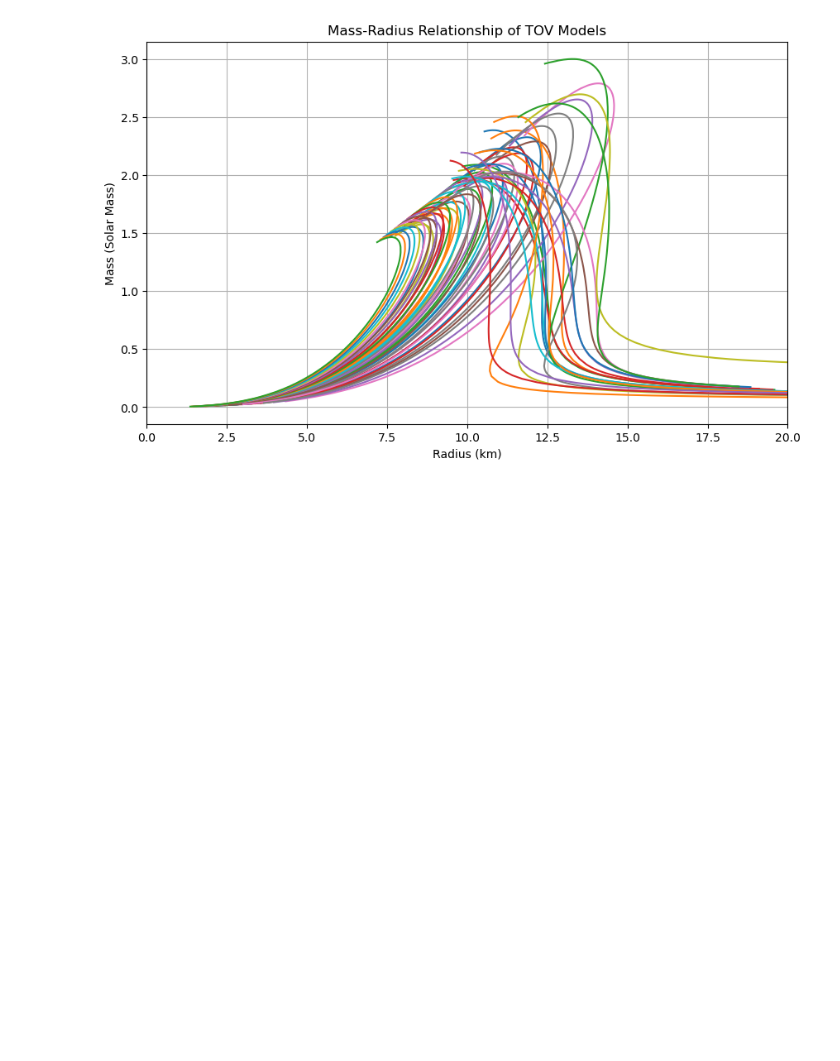
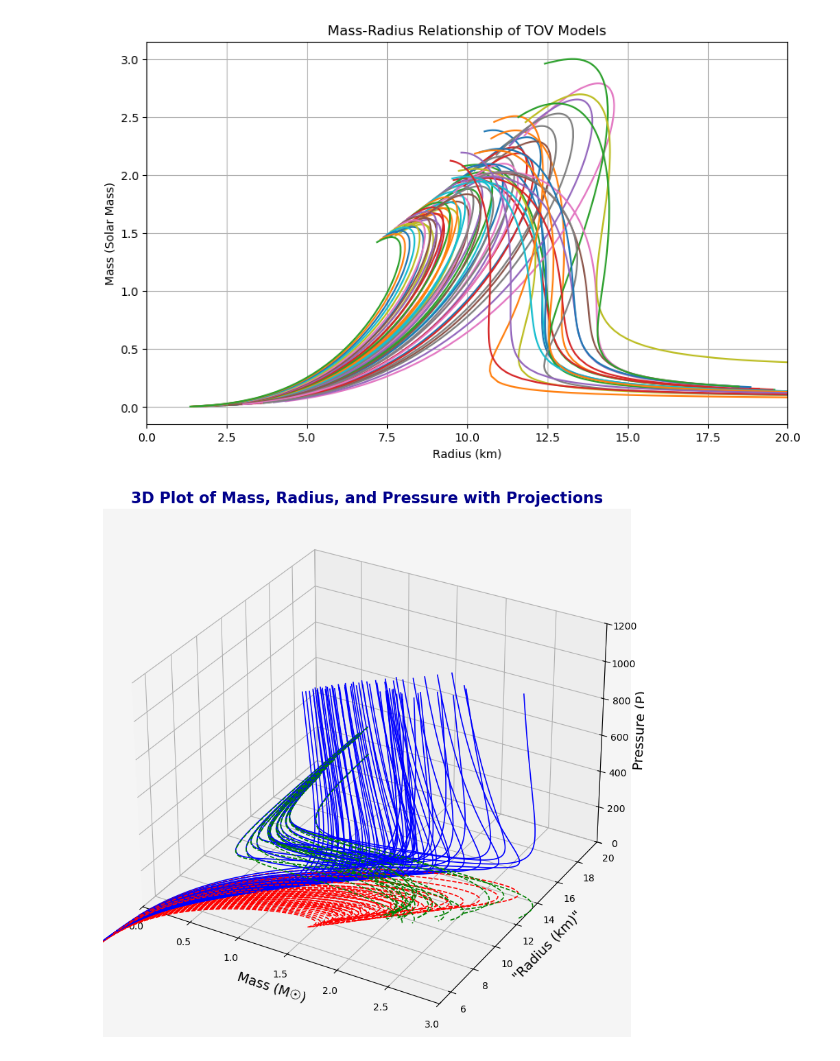
Before and after one commit to giorgoskoufetidis/TOV_EQUATIONS, a Jupyter notebook: Machine Learning/m_r_plot.ipynb, the cells around one changed output. Cells and saved outputs as stored; diff of their text form; code cells hidden in the pictures; blank space fills up the shorter version.

Commit message:
Added a 3d plot.

```diff
--- a/Machine Learning/m_r_plot.ipynb
+++ b/Machine Learning/m_r_plot.ipynb
@@ -41,3 +41,97 @@ if __name__ == "__main__":
     plot_mass_radius()
 # %% [output]
 [figure]
+# %%
+import matplotlib.pyplot as plt
+from mpl_toolkits.mplot3d import Axes3D
+import numpy as np
+import os
+import csv
+
+# Function to read CSV data
+def read_csv_data(filename):
+    masses = []
+    radii = []
+    pressure = []
+    types = []  # Store type values
+    with open(filename, "r") as f:
+        reader = csv.reader(f)
+        next(reader)  # Skip header
+        for row in reader:
+            try:
+                mass, radius, pressure_value, types_value = float(row[0]), float(row[1]), float(row[2]), float(row[3])
+                if mass and  pressure_value and types_value >=0 and 0 <= radius <=25:
+                    masses.append(mass)
+                    radii.append(radius)
+                    pressure.append(pressure_value)
+                    types.append(types_value)
+            except ValueError:
+                continue  # Skip invalid rows
+    return masses, radii, pressure, types
+
+
+# Function to plot 3D data, and projections onto the M-R and P-R planes
+def plot_3d(masses_all, radii_all, pressure_all, type_all):
+    fig = plt.figure(figsize=(12, 10))
+    ax = fig.add_subplot(111, projection='3d')
+
+    # Loop through all the datasets and plot them as lines with thin linewidth
+    for masses, radii, pressure, types in zip(masses_all, radii_all, pressure_all, type_all):
+        # 3D plot (Mass vs Radius vs Pressure)
+        ax.plot(masses, radii, pressure, linestyle='-', color='b', linewidth=1.2, label='Data Curve')  # Thin solid blue line for 3D plot
+
+        # Determine color for the projection based on the type
+        if max(types) >= 1:  # If any type value is >= 1, use red for projection
+            ax.plot(masses, radii, np.zeros_like(pressure), color='r', linewidth=1.2, linestyle='--', label='Projection (M-R)')
+        else:  # Otherwise, use green for projection
+            ax.plot(masses, radii, np.zeros_like(pressure), color='g', linewidth=1.2, linestyle='--', label='Projection (M-R)')
+
+        # Projection onto the P-R (Pressure-Radius) plane (set Mass = 0)
+        # ax.plot(np.zeros_like(radii), radii, pressure, color='y', linewidth=1.2, linestyle='-.', label='Projection (P-R)')
+
+    # Set labels for the axes
+    ax.set_xlabel('Mass (M☉)', fontsize=14)
+    ax.set_ylabel('Radius (km)', fontsize=14)
+    ax.set_zlabel('Pressure (P)', fontsize=14)
+
+    # Set limits for the axes (Customize these based on your data range)
+    ax.set_xlim([0, 3])  # Set X limits for Mass
+    ax.set_ylim([5, 20])  # Set Y limits for Radius
+    ax.set_zlim([0, max(max(pressure_all))])  # Set Z limits for Pressure (assuming pressure > 0)
+
+    # Set grid for 3D plot with more subtle grid lines
+    ax.grid(True, linewidth=0.5, linestyle=':', color='gray')  # Thin dotted grid lines for a cleaner look
+
+    # Add a legend with better positioning
+
+
+    # Set title with proper styling
+    ax.set_title('3D Plot of Mass, Radius, and Pressure with Projections', fontsize=16, fontweight='bold', color='darkblue')
+
+    # Make the background color lighter for contrast
+    ax.set_facecolor('whitesmoke')  # Set background color for the 3D plot
+
+    # Show the plot
+    plt.show()
+
+
+# Lists to store all datasets
+masses_all = []
+radii_all = []
+pressure_all = []
+type_all = []
+
+# Loop through all files in the current directory
+for filename in os.listdir('.'):
+    if filename.startswith("TOV_results_") and filename.endswith(".csv"):
+        masses, radii, pressure, types = read_csv_data(filename)
+        if masses and radii and pressure and types:
+            masses_all.append(masses)
+            radii_all.append(radii)
+            pressure_all.append(pressure)
+            type_all.append(types)
+
+# After collecting all datasets, plot them in one figure
+plot_3d(masses_all, radii_all, pressure_all, type_all)
+# %% [output]
+[figure, added]
```
